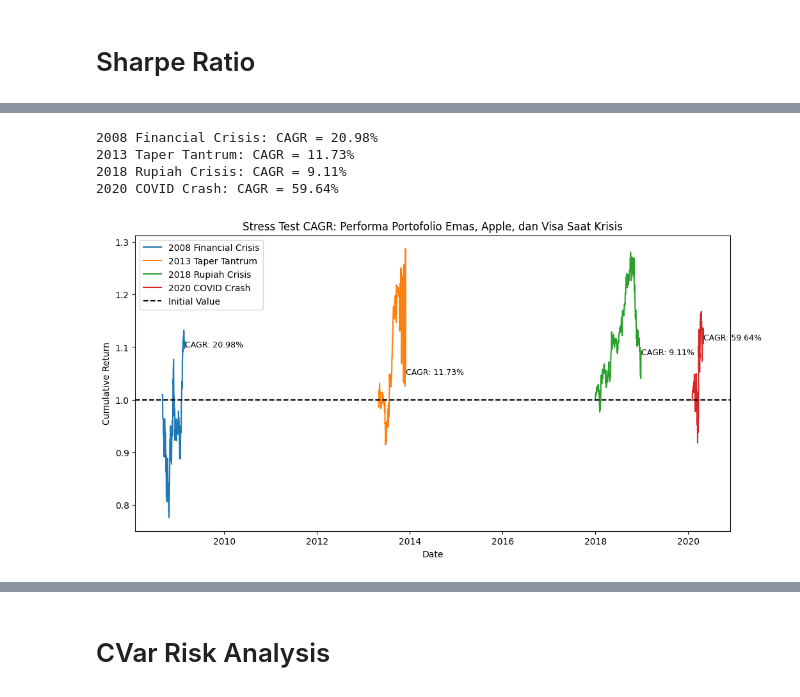
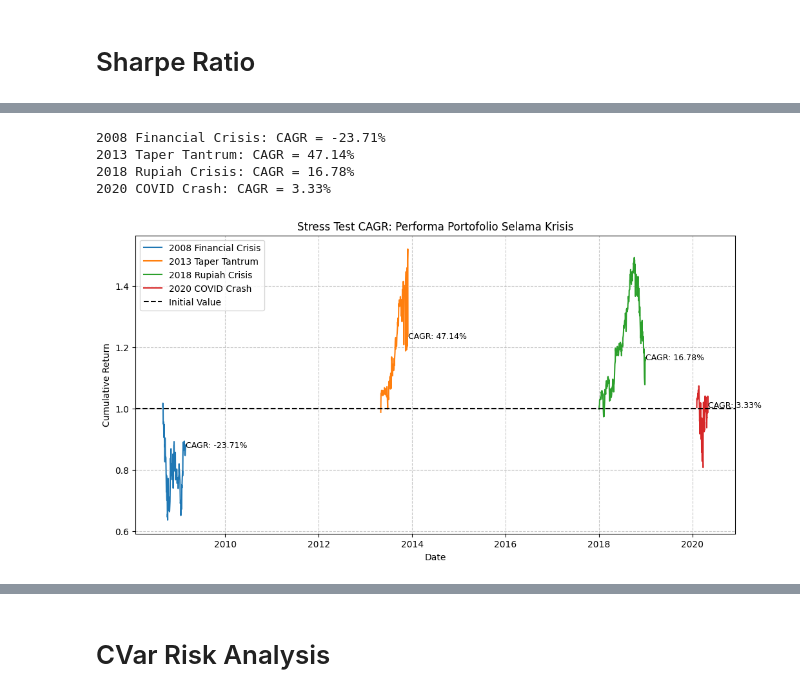
Before and after one commit to alwanrahmanas/markowitz, a Jupyter notebook: US_Stock_Using_Markowitz.ipynb, the cells around one changed output, grey strips where cells are left out. Cells and saved outputs as stored; diff of their text form; code cells hidden in the pictures.

```diff
--- a/US_Stock_Using_Markowitz.ipynb
+++ b/US_Stock_Using_Markowitz.ipynb
@@ -106,7 +260,7 @@ from scipy.optimize import minimize
 returns = df.pct_change().fillna(method='ffill').dropna()
 
 # 🟢 2. Hitung return ekspektasi dan matriks kovarians
-expected_returns = returns.mean()
+expected_returns = expected_returns_ff
 cov_matrix = returns.cov()
 
 # 🟢 3. Fungsi untuk menghitung risiko portofolio (standard deviation)
@@ -138,7 +292,7 @@ print(f"   Expected Return (Annual): {min_var_return:.2%}")
 print(f"   Risk (Standard Deviation, Annual): {min_var_risk:.2%}")
 
 # 🟢 7. Monte Carlo Simulation untuk Efficient Frontier
-num_portfolios = 10000
+num_portfolios = 50000
 risk_list = []
 return_list = []
 weights_list = []
@@ -195,0 +455,3 @@ time: 234 ms (started: 2025-03-10 10:30:41 +08:00)
+# %%
+expected_returns_ff = pd.Series(expected_returns_ff)
+expected_returns_ff
@@ -672,36 +987,66 @@ time: 219 ms (started: 2025-03-10 14:54:22 +08:00)
 # %%
+# Hitung return harian
+returns = data.pct_change().dropna()
+
+# Dynamically extract asset columns (exclude 'IHSG' if it exists)
+asset_columns = [col for col in returns.columns if col != 'IHSG']
+
+# Ensure weights align with the available assets
+if len(optimal_weights) != len(asset_columns):
+    raise ValueError(f"Weights length ({len(optimal_weights)}) does not match available assets ({len(asset_columns)})!")
+
+# Hitung return portofolio
+portfolio_returns = returns[asset_columns].dot(optimal_weights)
+
+# Periode krisis besar
+crisis_periods = {
+    "2008 Financial Crisis": ('2008-09-01', '2009-03-01'),
+    "2013 Taper Tantrum": ('2013-05-01', '2013-12-01'),
+    "2018 Rupiah Crisis": ('2018-01-01', '2018-12-31'),
+    "2020 COVID Crash": ('2020-02-01', '2020-05-01')
+}
+
+# Fungsi untuk menghitung CAGR
 def calculate_cagr(begin_value, end_value, periods):
     return (end_value / begin_value) ** (1 / periods) - 1
 
+# Hitung dan tampilkan CAGR untuk setiap periode krisis
 for crisis, (start, end) in crisis_periods.items():
     crisis_data = portfolio_returns.loc[start:end]
-    begin_value = (1 + crisis_data).cumprod().iloc[0]
-    end_value = (1 + crisis_data).cumprod().iloc[-1]
-    num_years = (crisis_data.index[-1] - crisis_data.index[0]).days / 365.25
-    cagr = calculate_cagr(begin_value, end_value, num_years)
-    print(f"{crisis}: CAGR = {cagr:.2%}")
+    if not crisis_data.empty:
+        cumulative_returns = (1 + crisis_data).cumprod()
+        begin_value = cumulative_returns.iloc[0]
+        end_value = cumulative_returns.iloc[-1]
+        num_years = (crisis_data.index[-1] - crisis_data.index[0]).days / 365.25
+        cagr = calculate_cagr(begin_value, end_value, num_years)
+        print(f"{crisis}: CAGR = {cagr:.2%}")
+    else:
+        print(f"{crisis}: No data available for this period.")
 
+# Plot performa portofolio selama krisis
 plt.figure(figsize=(12, 6))
 
 for crisis, (start, end) in crisis_periods.items():
     crisis_data = portfolio_returns.loc[start:end]
-    cumulative_returns = (1 + crisis_data).cumprod()
-    plt.plot(cumulative_returns.index, cumulative_returns, label=crisis)
-    begin_value = cumulative_returns.iloc[0]
-    end_value = cumulative_returns.iloc[-1]
-    num_years = (cumulative_returns.index[-1] - cumulative_returns.index[0]).days / 365.25
-    cagr = calculate_cagr(begin_value, end_value, num_years)
-    plt.text(cumulative_returns.index[-1], end_value, f'CAGR: {cagr:.2%}', fontsize=9, verticalalignment='center')
+    if not crisis_data.empty:
+        cumulative_returns = (1 + crisis_data).cumprod()
+        plt.plot(cumulative_returns.index, cumulative_returns, label=crisis)
+        begin_value = cumulative_returns.iloc[0]
+        end_value = cumulative_returns.iloc[-1]
+        num_years = (cumulative_returns.index[-1] - cumulative_returns.index[0]).days / 365.25
+        cagr = calculate_cagr(begin_value, end_value, num_years)
+        plt.text(cumulative_returns.index[-1], end_value, f'CAGR: {cagr:.2%}', fontsize=9, verticalalignment='center')
 
 plt.axhline(y=1, color='black', linestyle='--', label="Initial Value")
 plt.legend()
-plt.title("Stress Test CAGR: Performa Portofolio Emas, Apple, dan Visa Saat Krisis")
+plt.title("Stress Test CAGR: Performa Portofolio Selama Krisis")
 plt.ylabel("Cumulative Return")
 plt.xlabel("Date")
+plt.grid(True, linestyle='--', alpha=0.7)
 plt.show()
 # %% [output]
-2008 Financial Crisis: CAGR = 20.98%
-2013 Taper Tantrum: CAGR = 11.73%
-2018 Rupiah Crisis: CAGR = 9.11%
-2020 COVID Crash: CAGR = 59.64%
+2008 Financial Crisis: CAGR = -23.71%
+2013 Taper Tantrum: CAGR = 47.14%
+2018 Rupiah Crisis: CAGR = 16.78%
+2020 COVID Crash: CAGR = 3.33%
-[figure, old version]
+[figure, new version]
```
Also changed, not shown: parts of 53 cells of this notebook.
